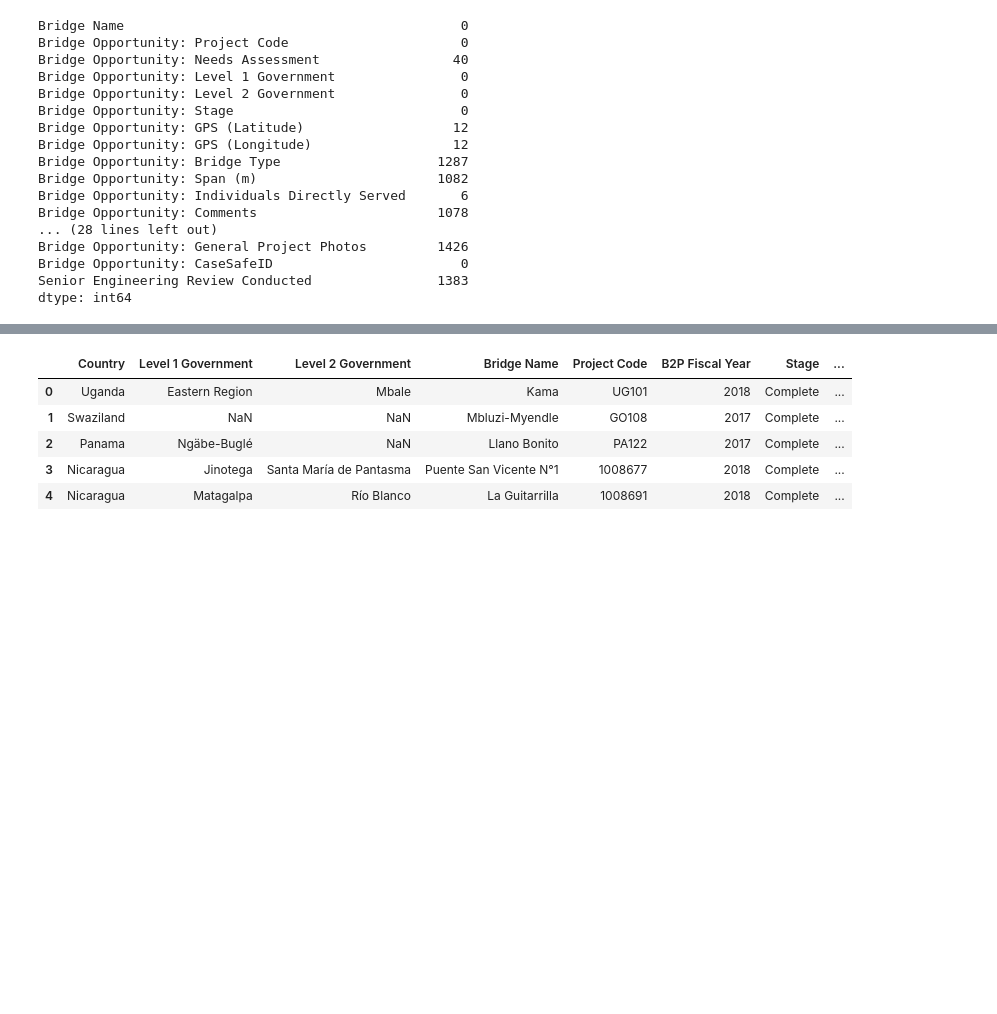
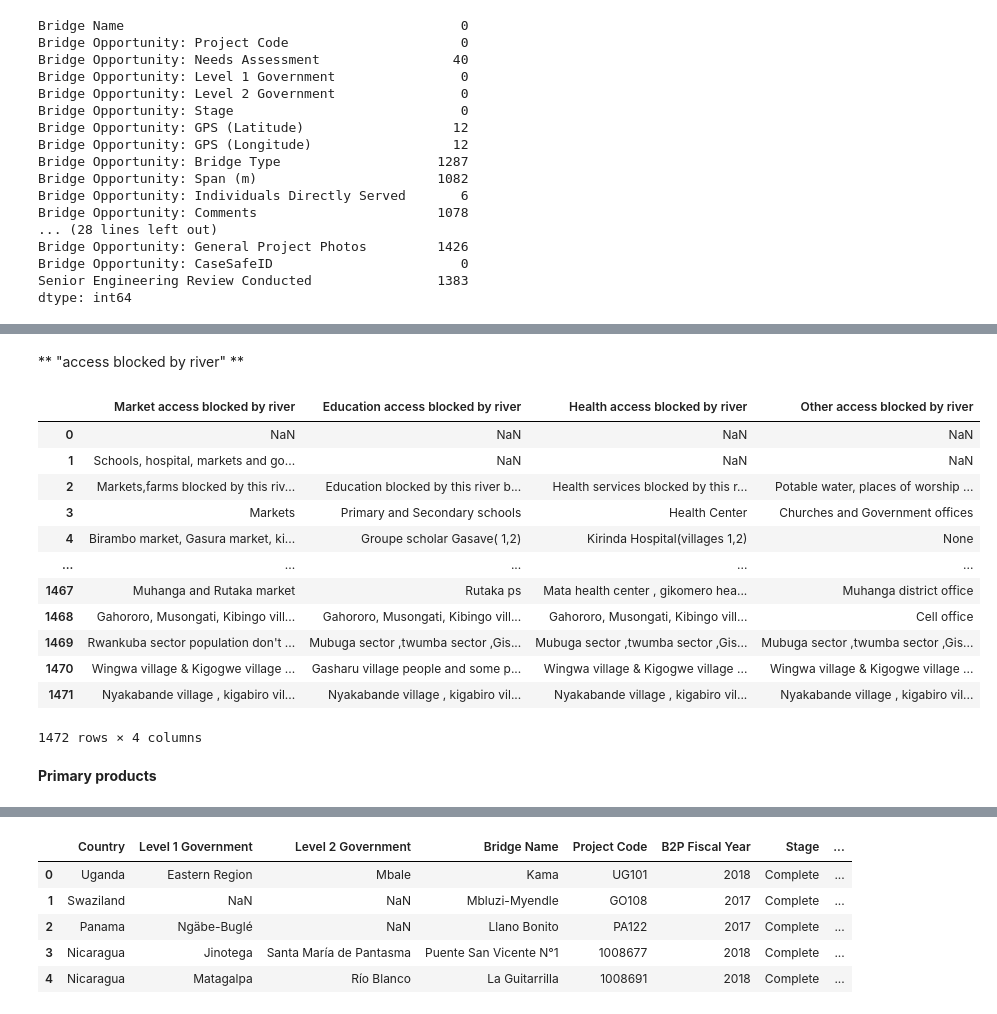
Before and after one commit to BloomTech-Labs/bridges-to-prosperity-ds-d, a Jupyter notebook: notebooks/b2p_d.ipynb, the cells around one changed output, grey strips where cells are left out. Cells and saved outputs as stored; diff of their text form; code cells hidden in the pictures; blank space fills up the shorter version.

```diff
--- a/notebooks/b2p_d.ipynb
+++ b/notebooks/b2p_d.ipynb
@@ -88,8 +104,3 @@ Bridge Opportunity: General Project Photos         1426
 Bridge Opportunity: CaseSafeID                        0
 Senior Engineering Review Conducted                1383
 dtype: int64
-# %%
-# columns to drop
-cols = ['Form: Created By', 'Incident descriptions', 'Notes on social information',
-        'Bridge Opportunity: Comments', 'Bridge Opportunity: General Project Photos']
-df = df.drop(columns=cols)
@@ -95,0 +281,11 @@ df = df.drop(columns=cols)
+# %%
+df["Current crossing method"] = df["Current crossing method"].apply(lambda x: "Timber" if
+                                    x in ["Timbers", "One timber", "Bridge in timber ( One log only)", "Bridge in timber (One log)", "Old timber",
+                                          "Timber logs", "Timber crossing", "Two timbers", "7 timbers", "Timbet", "People use timbers to cross the river"]
+                                    else "Timber Bridge" if x in ["Bridge in timber", "Timber bridge", "timber bridge"]
+                                    else "Concrete" if x == "Concrete bridge"
+                                    else "Boat" if x in ["Boats", "Crossing by a boat"]
+                                    else "disrepair" if type(x) == str and bool(re.match(r".*disrepair.*", x))
+                                    else "Fording" if x in ["fording and sometimes one single tree", "Walking through the river"]
+                                    else "None" if x in ["none", "Nine"]
+                                    else x)
@@ -95,0 +316,9 @@ df = df.drop(columns=cols)
+# %%
+# make the entire column string
+df["Nearest all-weather crossing point"] = df["Nearest all-weather crossing point"].apply(lambda x: str(x) if type(x) != str else x)
+# %%
+# Extract the quantities
+mask = df["Nearest all-weather crossing point"].str.contains(r"([0-9.]+)(\s*)(?:(minutes)|(hours?)|(kilometers)|([kK]?[mM]))")
+df["Nearest all-weather crossing point"][mask] = df["Nearest all-weather crossing point"][mask].str.replace(
+    r'^([^0-9]*)([0-9.]+)(\s*)(?:(minutes)|(hours?)|(kilometers)|([kK]?[mM])).*$', r'\2 \4\5\6\7', regex=True)
+df["Nearest all-weather crossing point"]
@@ -95,0 +360,20 @@ df = df.drop(columns=cols)
+# %% [markdown]
+** "access blocked by river" **
+# %%
+df[["Market access blocked by river", "Education access blocked by river", "Health access blocked by river", "Other access blocked by river"]]
+# %% [output]
+|  | Market access blocked by river | Education access blocked by river | Health access blocked by river | Other access blocked by river |
+| 0 | NaN | NaN | NaN | NaN |
+| 1 | Schools, hospital, markets and go... | NaN | NaN | NaN |
+| 2 | Markets,farms blocked by this riv... | Education blocked by this river b... | Health services blocked by this r... | Potable water, places of worship ... |
+| 3 | Markets | Primary and Secondary schools | Health Center | Churches and Government offices |
+| 4 | Birambo market, Gasura market, ki... | Groupe scholar Gasave( 1,2) | Kirinda Hospital(villages 1,2) | None |
+| ... | ... | ... | ... | ... |
+| 1467 | Muhanga and Rutaka market | Rutaka ps | Mata health center , gikomero hea... | Muhanga district office |
+| 1468 | Gahororo, Musongati, Kibingo vill... | Gahororo, Musongati, Kibingo vill... | Gahororo, Musongati, Kibingo vill... | Cell office |
+| 1469 | Rwankuba sector population don't ... | Mubuga sector ,twumba sector ,Gis... | Mubuga sector ,twumba sector ,Gis... | Mubuga sector ,twumba sector ,Gis... |
+| 1470 | Wingwa village & Kigogwe village ... | Gasharu village people and some p... | Wingwa village & Kigogwe village ... | Wingwa village & Kigogwe village ... |
+| 1471 | Nyakabande village , kigabiro vil... | Nyakabande village , kigabiro vil... | Nyakabande village , kigabiro vil... | Nyakabande village , kigabiro vil... |
+1472 rows × 4 columns
+# %% [markdown]
+**Primary products**
```
Also changed, not shown: parts of 65 cells of this notebook.
